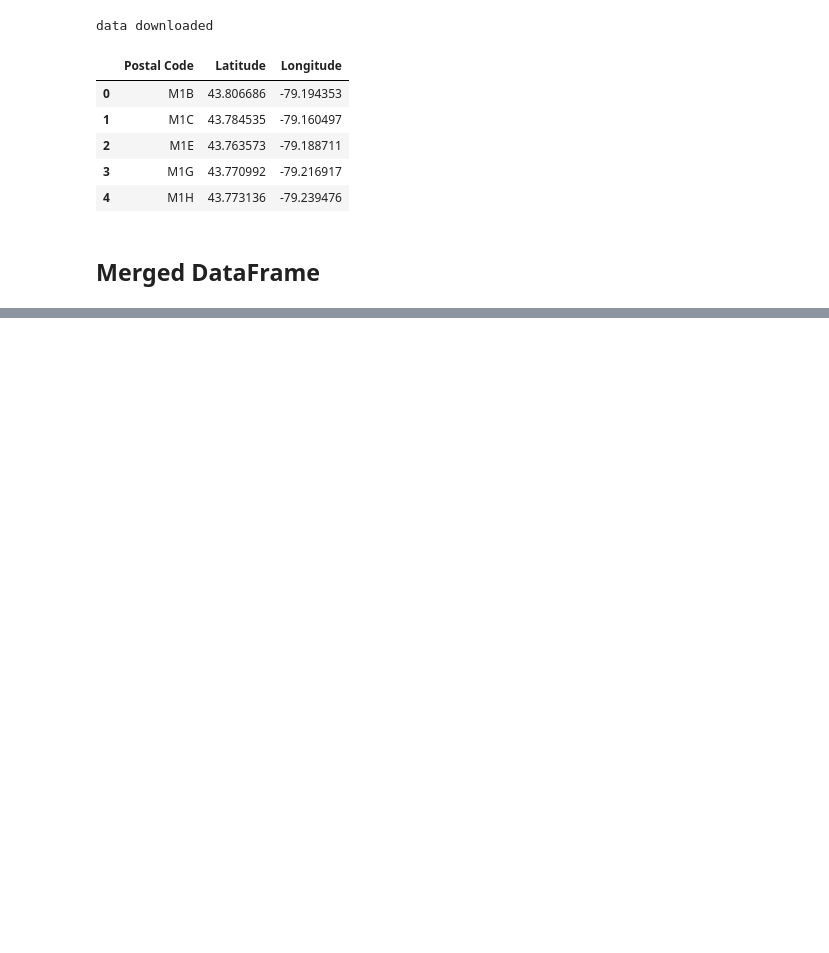
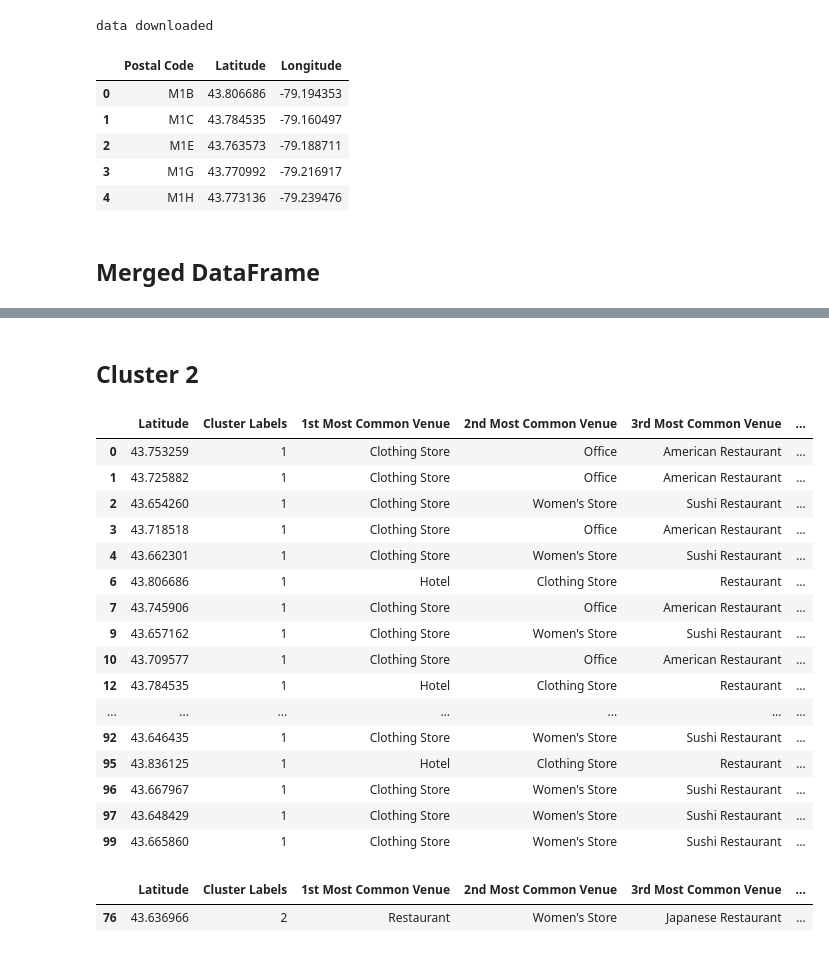
Before and after one commit to fanatikelly/Coursera_Capstone, a Jupyter notebook: Toronto Neighborhood Clustering Assignment .ipynb, the cells around one changed output, grey strips where cells are left out. Drawn from its saved outputs; the diff is of its cells as text; code cells hidden in the pictures; blank space fills up the shorter version.

```diff
--- a/Toronto Neighborhood Clustering Assignment .ipynb
+++ b/Toronto Neighborhood Clustering Assignment .ipynb
@@ -218,0 +469,17 @@ new_df
+# %%
+num_top_venues = 10
+indicators = ['st', 'nd', 'rd']
+columns = ['Borough']
+for ind in np.arange(num_top_venues):
+    try:
+        columns.append('{}{} Most Common Venue'.format (ind+1, indicators[ind]))
+    except:
+        columns.append('{}th Most Common Venue'.format (ind+1))
+# %%
+boroughs_venues_sorted = pd.DataFrame(columns=columns)
+boroughs_venues_sorted["Borough"]=toronto_grouped["Borough"]
+
+for ind in np.arange(toronto_grouped.shape[0]):
+    boroughs_venues_sorted.iloc[ind,1:]=return_most_common_venues(toronto_grouped.iloc[ind,:], num_top_venues)
+
+boroughs_venues_sorted.head()
@@ -218,0 +495,5 @@ new_df
+# %%
+kclusters = 5
+toronto_grouped_clustering=toronto_grouped.drop("Borough",1)
+
+kmeans = KMeans(n_clusters=kclusters, random_state=0).fit(toronto_grouped_clustering)
@@ -218,0 +506,6 @@ new_df
+# %%
+boroughs_venues_sorted.insert(0, 'Cluster', kmeans.labels_)
+toronto_merged = tor_bors
+
+toronto_merged = toronto_merged.join(boroughs_venues_sorted.set_index('Borough'), on ='Borough')
+toronto_merged.head()
@@ -218,0 +547,27 @@ new_df
+# %% [markdown]
+## Cluster 2
+# %%
+toronto_merged.loc[toronto_merged['Cluster Labels'] == 1, toronto_merged.columns[[1]+list(range(5, toronto_merged.shape[1]))]]
+# %% [output]
+|  | Latitude | Cluster Labels | 1st Most Common Venue | 2nd Most Common Venue | 3rd Most Common Venue | ... |
+| 0 | 43.753259 | 1 | Clothing Store | Office | American Restaurant | ... |
+| 1 | 43.725882 | 1 | Clothing Store | Office | American Restaurant | ... |
+| 2 | 43.654260 | 1 | Clothing Store | Women's Store | Sushi Restaurant | ... |
+| 3 | 43.718518 | 1 | Clothing Store | Office | American Restaurant | ... |
+| 4 | 43.662301 | 1 | Clothing Store | Women's Store | Sushi Restaurant | ... |
+| 6 | 43.806686 | 1 | Hotel | Clothing Store | Restaurant | ... |
+| 7 | 43.745906 | 1 | Clothing Store | Office | American Restaurant | ... |
+| 9 | 43.657162 | 1 | Clothing Store | Women's Store | Sushi Restaurant | ... |
+| 10 | 43.709577 | 1 | Clothing Store | Office | American Restaurant | ... |
+| 12 | 43.784535 | 1 | Hotel | Clothing Store | Restaurant | ... |
+| ... | ... | ... | ... | ... | ... | ... |
+| 92 | 43.646435 | 1 | Clothing Store | Women's Store | Sushi Restaurant | ... |
+| 95 | 43.836125 | 1 | Hotel | Clothing Store | Restaurant | ... |
+| 96 | 43.667967 | 1 | Clothing Store | Women's Store | Sushi Restaurant | ... |
+| 97 | 43.648429 | 1 | Clothing Store | Women's Store | Sushi Restaurant | ... |
+| 99 | 43.665860 | 1 | Clothing Store | Women's Store | Sushi Restaurant | ... |
+# %%
+toronto_merged.loc[toronto_merged['Cluster Labels'] == 2, toronto_merged.columns[[1]+list(range(5, toronto_merged.shape[1]))]]
+# %% [output]
+|  | Latitude | Cluster Labels | 1st Most Common Venue | 2nd Most Common Venue | 3rd Most Common Venue | ... |
+| 76 | 43.636966 | 2 | Restaurant | Women's Store | Japanese Restaurant | ... |
```
Also changed, not shown: parts of 55 cells of this notebook.
